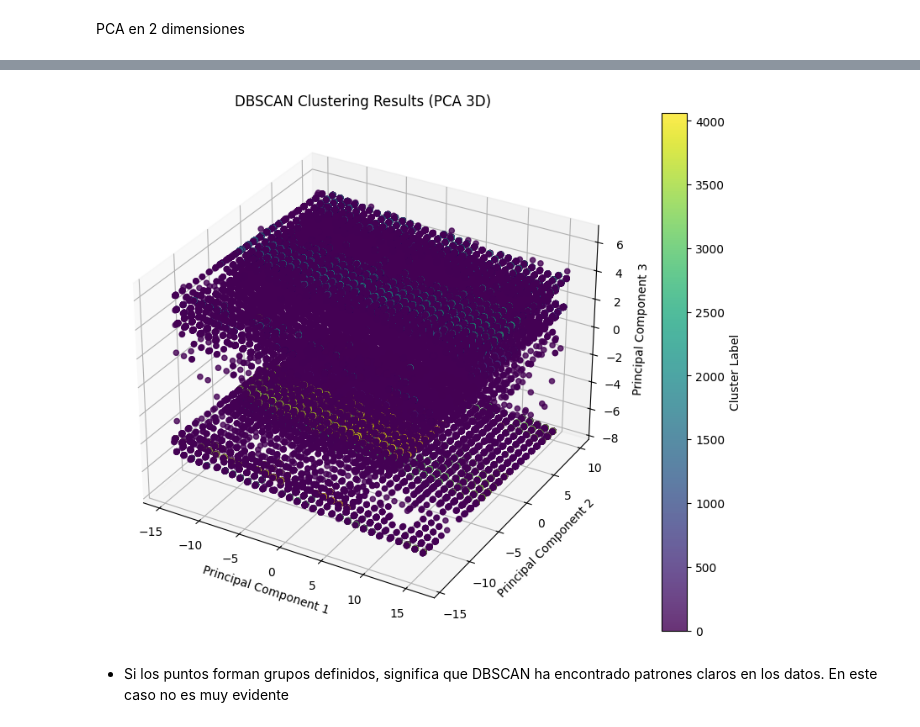
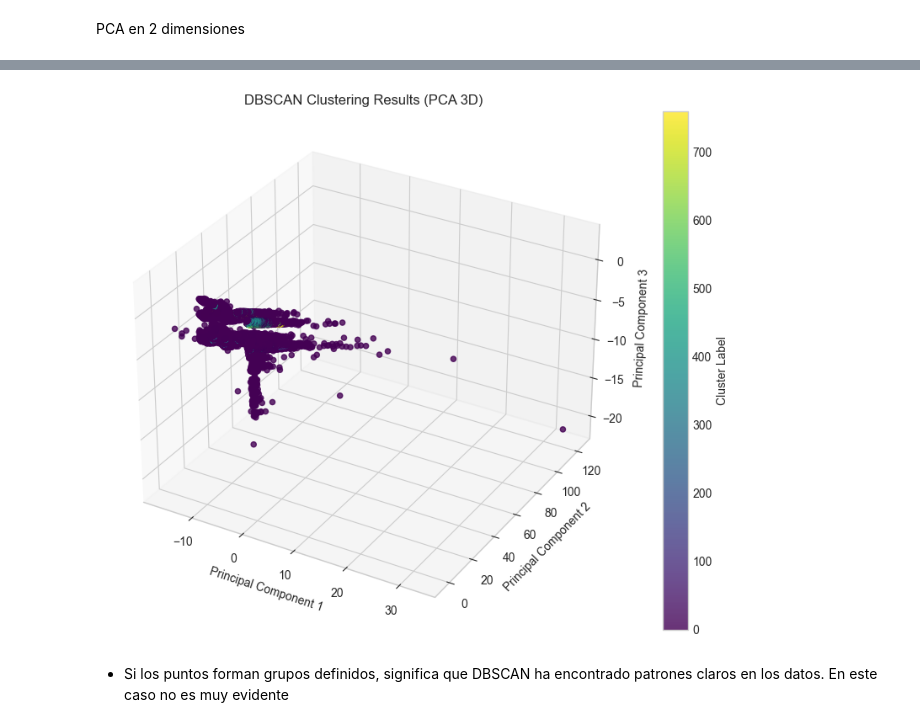
Before and after one commit to lauraich/running_anomalies_detection_data_analysis, a Jupyter notebook: Proyecto_final_analisis_de_datos_I.ipynb, the cells around one changed output, grey strips where cells are left out. Drawn from its saved outputs; the diff is of its cells as text; code cells hidden in the pictures.

```diff
--- a/Proyecto_final_analisis_de_datos_I.ipynb
+++ b/Proyecto_final_analisis_de_datos_I.ipynb
@@ -1171,14 +1168,15 @@ anomalies_cross.sort_values('count', ascending=False).head(10)
 Density-Based Spatial Clustering of Applications with Noise es un algoritmo de clustering que agrupa puntos en función de su densidad y será usado para el proceso de identificación de datos atípicos
 # %%
 dbscan = DBSCAN(eps=0.5, min_samples=5)
+df_encoded_scaled = pd.DataFrame(df_encoded_scaled, columns=df_encoded.columns)
 
-dbscan.fit(df_encoded)
+dbscan.fit(df_encoded_scaled)
 
 cluster_labels = dbscan.labels_
 
 # Add cluster labels to the DataFrame using .loc
-df_encoded.loc[:, 'cluster_labels'] = cluster_labels
+df_encoded_scaled.loc[:, 'cluster_labels'] = cluster_labels
 
-display(df_encoded.head())
+display(df_encoded_scaled.head())
 # %% [output]
 |  | DurationInSeconds | DistanceInMeters | Steps | AverageSpeedInMetersPerSecond | AveragePaceInMinutesPerKilometer | ... |
@@ -1218,24 +1217,24 @@ from mpl_toolkits.mplot3d import Axes3D
 
 # Aplicar PCA con 3 componentes
 pca = PCA(n_components=3)
-df_pca = pca.fit_transform(df_encoded.drop(columns=['cluster_labels']))
+df_pca = pca.fit_transform(df_encoded_scaled.drop(columns=['cluster_labels']))
 # %%
 fig = plt.figure(figsize=(12, 8))
 ax = fig.add_subplot(111, projection='3d')
 
 # Graficar los puntos con sus clusters
 scatter = ax.scatter(df_pca[:, 0], df_pca[:, 1], df_pca[:, 2],
-                     c=df_encoded['cluster_labels'], cmap='viridis', alpha=0.8)
+                     c=df_encoded_scaled['cluster_labels'], cmap='viridis', alpha=0.8)
 
 ax.set_title('DBSCAN Clustering Results (PCA 3D)')
 ax.set_xlabel('Principal Component 1')
 ax.set_ylabel('Principal Component 2')
 ax.set_zlabel('Principal Component 3')
 
 plt.colorbar(scatter, label="Cluster Label")
 plt.show()
 # %% [output]
-[figure, old version]
+[figure, new version]
 # %% [markdown]
 - Si los puntos forman grupos definidos, significa que DBSCAN ha encontrado patrones claros en los datos. En este caso no es muy evidente
 # %%
```
Also changed, not shown: parts of 9 cells of this notebook.
